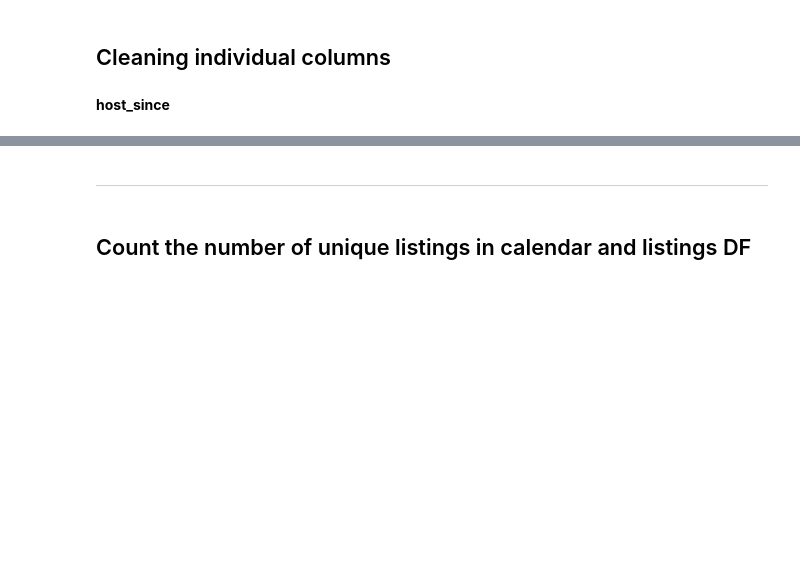
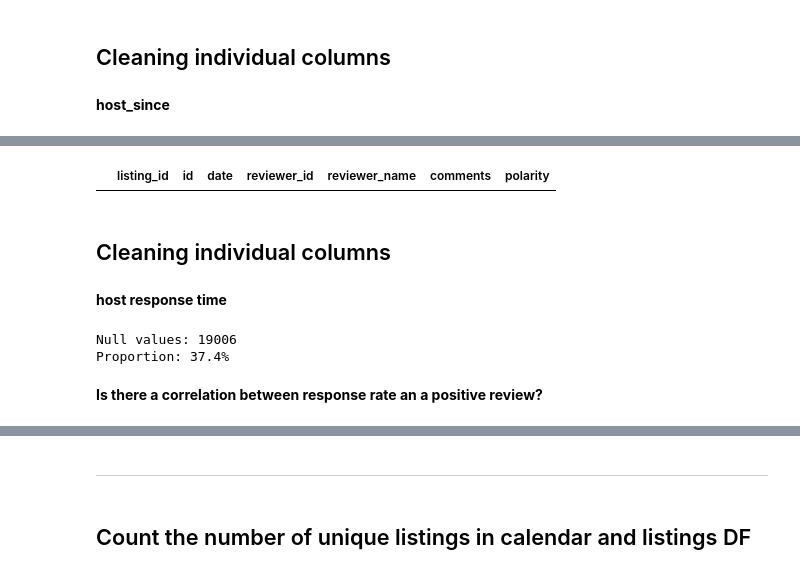
Before and after one commit to dcollaguazo/Airbnb-Price-Prediction, a Jupyter notebook: variable_exploration/dc/data_exploration.ipynb, the cells around one changed output, grey strips where cells are left out. Cells and saved outputs as stored; diff of their text form; code cells hidden in the pictures; blank space fills up the shorter version.

```diff
--- a/variable_exploration/dc/data_exploration.ipynb
+++ b/variable_exploration/dc/data_exploration.ipynb
@@ -210,0 +251,3 @@ Median days as host: 1698
+# %%
+# Since the percentage is so insignificant, these rows will be dropped
+df_reviews.dropna(subset=['comments'], how='any', axis=0, inplace=True)
@@ -210,0 +256,2 @@ Median days as host: 1698
+# %%
+df_reviews['polarity'] = df_reviews.comments.map(vader_polarity_compound)
@@ -210,0 +289,22 @@ Median days as host: 1698
+# %%
+df_reviews[df_reviews.comments == '']
+# %% [output]
+|  | listing_id | id | date | reviewer_id | reviewer_name | comments | polarity |
+# %% [markdown]
+## Cleaning individual columns
+# %% [markdown]
+**host response time**
+# %%
+# df_listings_for_NLP.host_response_time.value_counts()
+print("Null values:", df_listings_for_NLP.host_response_time.isna().sum())
+print(f"Proportion: {round((df_listings_for_NLP.host_response_time.isna().sum()/len(df_listings_for_NLP))*100, 1)}%")
+
+# Number of rows without a value for host_response_time which have also not yet had a review
+# len(df_listings_for_NLP[df_listings_for_NLP.loc[ :,
+#                                                 ['host_response_time ', 'first_review']
+#                                                ].isnull().sum(axis=1) == 2])
+# %% [output]
+Null values: 19006
+Proportion: 37.4%
+# %% [markdown]
+**Is there a correlation between response rate an a positive review?**
```
Also changed, not shown: parts of 27 cells of this notebook.
